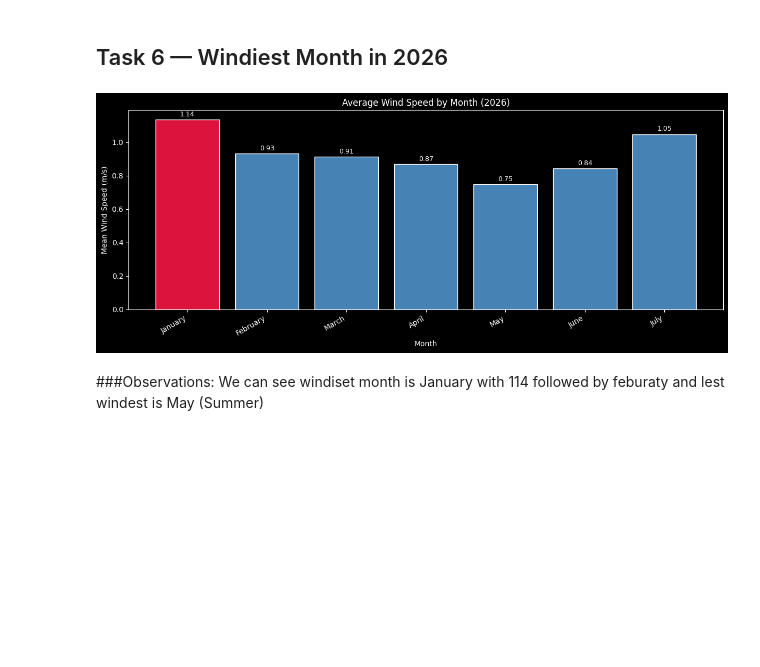
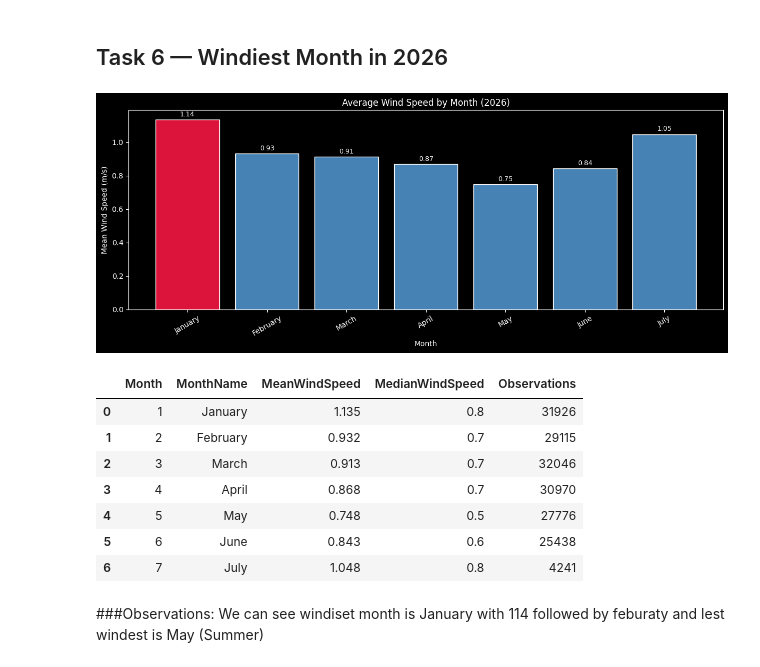
Before and after one commit to Rajesh2015/MSMLRepoSolution, a Jupyter notebook: SG-720-Machine Learning/microclimate_sensors_1P.ipynb, the cells around one changed output. Cells and saved outputs as stored; diff of their text form; code cells hidden in the pictures; blank space fills up the shorter version.

```diff
--- a/SG-720-Machine Learning/microclimate_sensors_1P.ipynb
+++ b/SG-720-Machine Learning/microclimate_sensors_1P.ipynb
@@ -457,38 +460,86 @@ Min-Max scaling **compresses the value range to [0, 1]** but **does not change t
 # %% [markdown]
 ## Task 6 — Windiest Month in 2026
 # %%
-microclimate_sensors_df['Time'] = pd.to_datetime(microclimate_sensors_df['Time'], utc=True)
-df_2026 = microclimate_sensors_df[microclimate_sensors_df['Time'].dt.year == 2026].copy()
+# Convert Time column to datetime
+microclimate_sensors_df['Time'] = pd.to_datetime(
+    microclimate_sensors_df['Time'], utc=True
+)
+
+# Filter data for 2026
+df_2026 = microclimate_sensors_df[
+    microclimate_sensors_df['Time'].dt.year == 2026
+].copy()
+
+# Create month columns
 df_2026['Month'] = df_2026['Time'].dt.month
 df_2026['MonthName'] = df_2026['Time'].dt.strftime('%B')
 
+# Calculate monthly statistics
 month_wind = (
     df_2026.groupby(['Month', 'MonthName'])['AverageWindSpeed']
     .agg(['mean', 'median', 'count'])
     .reset_index()
     .sort_values('Month')
 )
-month_wind.columns = ['Month', 'MonthName', 'MeanWindSpeed', 'MedianWindSpeed', 'Observations']
+
+month_wind.columns = [
+    'Month',
+    'MonthName',
+    'MeanWindSpeed',
+    'MedianWindSpeed',
+    'Observations'
+]
+
 month_wind['MeanWindSpeed'] = month_wind['MeanWindSpeed'].round(3)
 month_wind['MedianWindSpeed'] = month_wind['MedianWindSpeed'].round(3)
 
+# Find the windiest month
+windiest_row = month_wind.loc[month_wind['MeanWindSpeed'].idxmax()]
+
 # Bar chart
 fig, ax = plt.subplots(figsize=(12, 5))
-bars = ax.bar(month_wind['MonthName'], month_wind['MeanWindSpeed'],
-              color=['crimson' if m == windiest_row['MonthName'] else 'steelblue'
-                     for m in month_wind['MonthName']],
-              edgecolor='white')
+
+bars = ax.bar(
+    month_wind['MonthName'],
+    month_wind['MeanWindSpeed'],
+    color=[
+        'crimson' if month == windiest_row['MonthName'] else 'steelblue'
+        for month in month_wind['MonthName']
+    ],
+    edgecolor='white'
+)
+
 ax.set_title('Average Wind Speed by Month (2026)')
 ax.set_xlabel('Month')
 ax.set_ylabel('Mean Wind Speed (m/s)')
-ax.set_xticklabels(month_wind['MonthName'], rotation=30, ha='right')
-for bar, val in zip(bars, month_wind['MeanWindSpeed']):
-    ax.text(bar.get_x() + bar.get_width()/2, bar.get_height() + 0.01,
-            f'{val:.2f}', ha='center', va='bottom', fontsize=9)
+ax.tick_params(axis='x', rotation=30)
+
+# Add value labels
+for bar, value in zip(bars, month_wind['MeanWindSpeed']):
+    ax.text(
+        bar.get_x() + bar.get_width() / 2,
+        bar.get_height() + 0.01,
+        f'{value:.2f}',
+        ha='center',
+        va='bottom',
+        fontsize=9
+    )
+
 plt.tight_layout()
 plt.show()
+
+# Display monthly summary
+month_wind
 # %% [output]
-[figure, old version]
+[figure, new version]
+|  | Month | MonthName | MeanWindSpeed | MedianWindSpeed | Observations |
+| 0 | 1 | January | 1.135 | 0.8 | 31926 |
+| 1 | 2 | February | 0.932 | 0.7 | 29115 |
+| 2 | 3 | March | 0.913 | 0.7 | 32046 |
+| 3 | 4 | April | 0.868 | 0.7 | 30970 |
+| 4 | 5 | May | 0.748 | 0.5 | 27776 |
+| 5 | 6 | June | 0.843 | 0.6 | 25438 |
+| 6 | 7 | July | 1.048 | 0.8 | 4241 |
 # %% [markdown]
 ###Observations:
 We can see windiset month is January with 114 followed by feburaty and lest windest is May (Summer)
```
Also changed, not shown: parts of 8 cells of this notebook.
